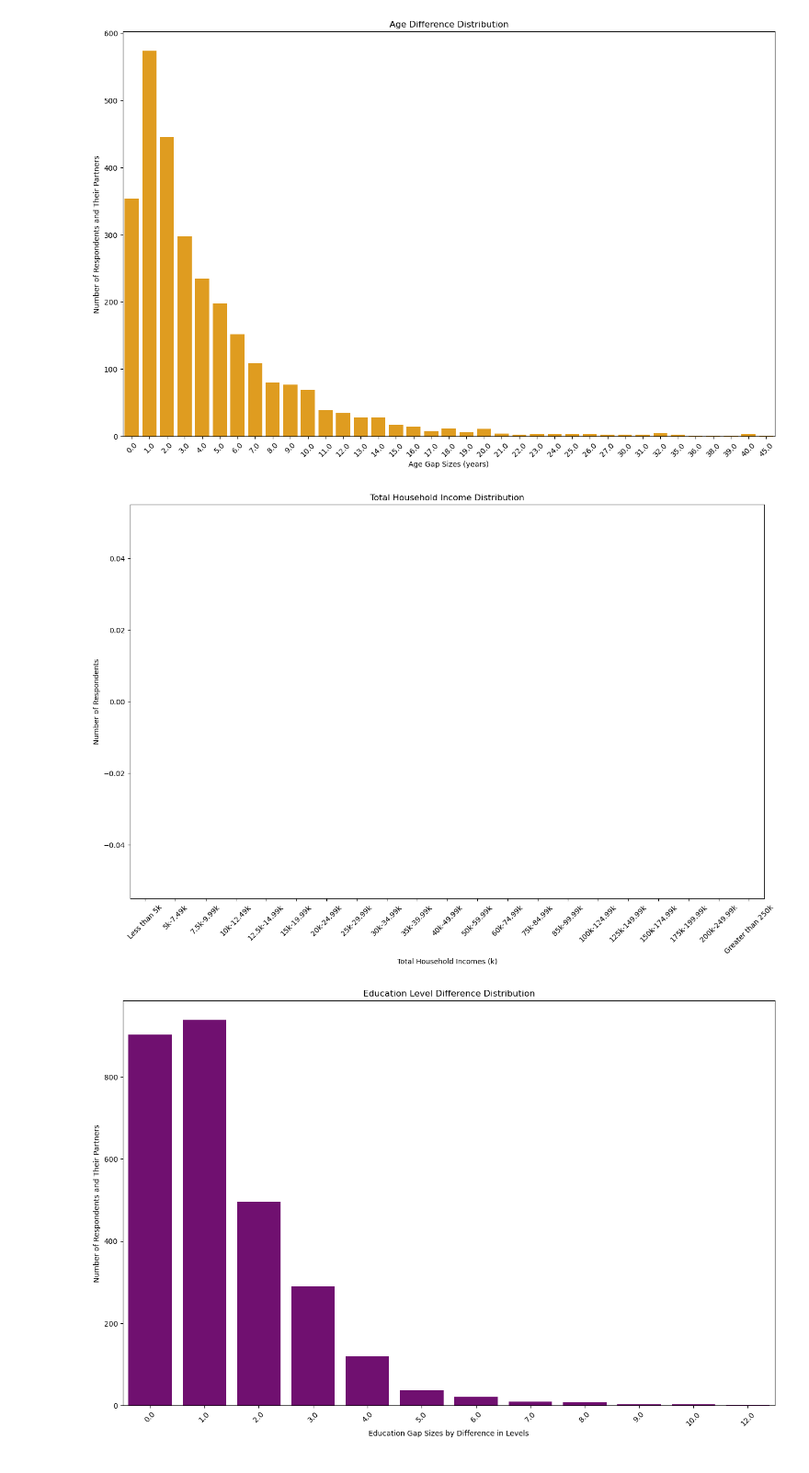
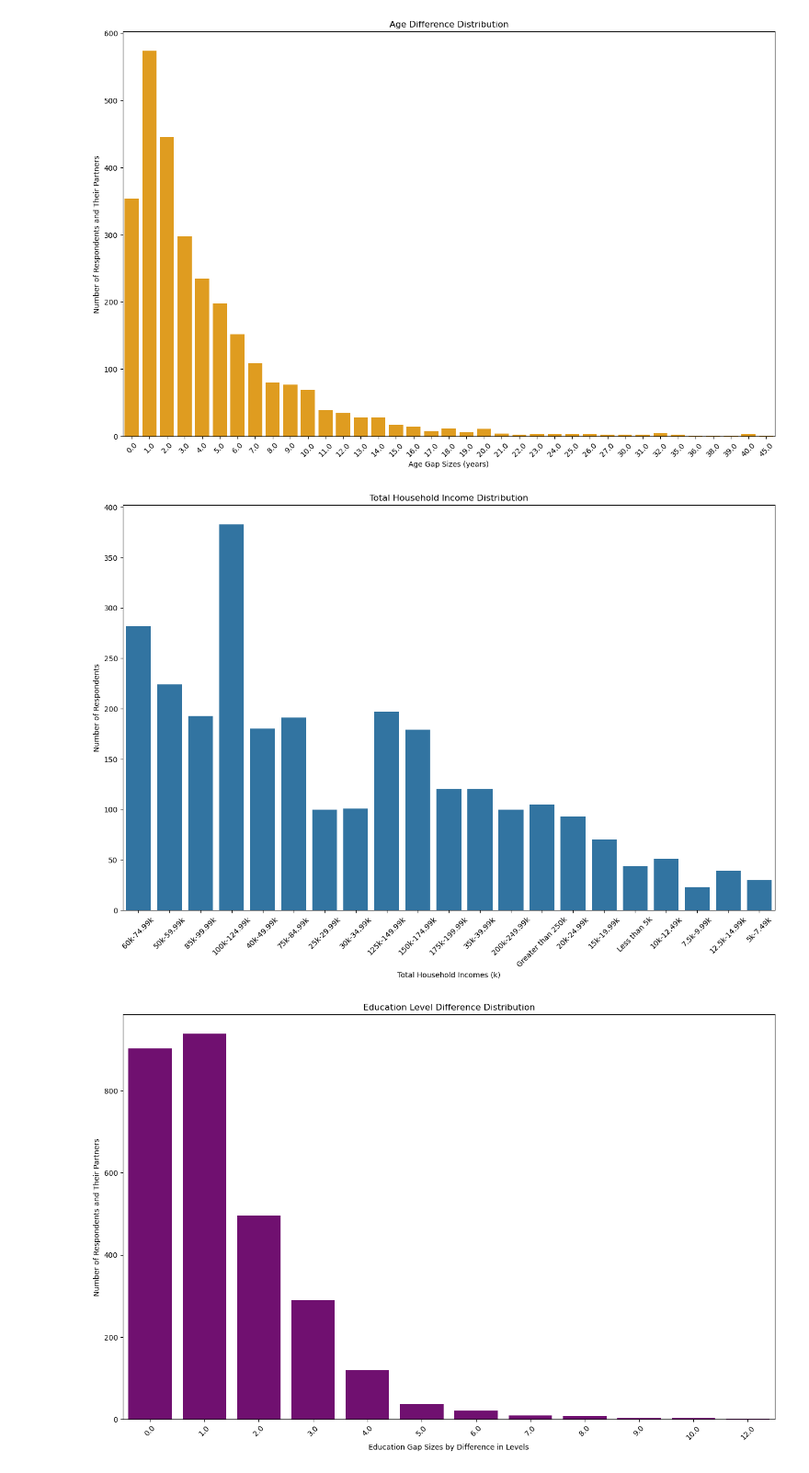
Before and after one commit to jammyegg/COGS-108-Final-Project, a Jupyter notebook: EDACheckpoint_Group153-FA24.ipynb, the cells around one changed output. Shown: that part at 92% size. Cells and saved outputs as stored; diff of their text form; code cells hidden in the pictures.

Commit message:
Added working EDA plots and descriptions

```diff
--- a/EDACheckpoint_Group153-FA24.ipynb
+++ b/EDACheckpoint_Group153-FA24.ipynb
@@ -160,48 +160,41 @@ plt.ylabel('Number of Respondents and Their Partners')
 plt.xticks(rotation=45);
 # %% [output]
 [figure]
-# %%
-# Distribution of Total Household Incomes
-
-# Renamed total household income values for clarity
-income_order = ['Less than 5k',
-                '5k-7.49k',
-                '7.5k-9.99k',
-                '10k-12.49k',
-                '12.5k-14.99k',
-                '15k-19.99k',
-                '20k-24.99k',
-                '25k-29.99k',
-                '30k-34.99k',
-                '35k-39.99k',
-                '40k-49.99k',
-                '50k-59.99k',
-                '60k-74.99k',
-                '75k-84.99k',
-                '85k-99.99k',
-                '100k-124.99k',
-                '125k-149.99k',
-                '150k-174.99k',
-                '175k-199.99k',
-                '200k-249.99k',
-                'Greater than 250k'
-               ]
-
-subset_df['Total Household Income'] = pd.Categorical(
-    subset_df['Total Household Income'],
-    categories=income_order,
-    ordered=True
-)
-
-# Visualize household income differences
-income_distribution = sns.countplot(data=subset_df, x='Total Household Income', order=income_order)
-
-plt.title('Total Household Income Distribution')
-plt.xlabel('Total Household Incomes (k)')
-plt.ylabel('Number of Respondents')
-plt.xticks(rotation=45);
-# %% [output]
-[figure, removed]
+# %%
+# Distribution of Total Household Incomes
+
+# Renamed total household income values for clarity
+
+# Visualize household income differences
+income_distribution = sns.countplot(data=subset_df.replace({1:'Less than 5k',
+                                                            2: '5k-7.49k',
+                                                            3: '7.5k-9.99k',
+                                                            4: '10k-12.49k',
+                                                            5: '12.5k-14.99k',
+                                                            6: '15k-19.99k',
+                                                            7: '20k-24.99k',
+                                                            8: '25k-29.99k',
+                                                            9: '30k-34.99k',
+                                                            10: '35k-39.99k',
+                                                            11: '40k-49.99k',
+                                                            12: '50k-59.99k',
+                                                            13: '60k-74.99k',
+                                                            14: '75k-84.99k',
+                                                            15: '85k-99.99k',
+                                                            16: '100k-124.99k',
+                                                            17: '125k-149.99k',
+                                                            18: '150k-174.99k',
+                                                            19: '175k-199.99k',
+                                                            20: '200k-249.99k',
+                                                            21: 'Greater than 250k'}), x='Total Household Income')
+
+
+plt.title('Total Household Income Distribution')
+plt.xlabel('Total Household Incomes (k)')
+plt.ylabel('Number of Respondents')
+plt.xticks(rotation=45);
+# %% [output]
+[figure, added]
 # %%
 # Distribution of Education Level Differences
 
```
